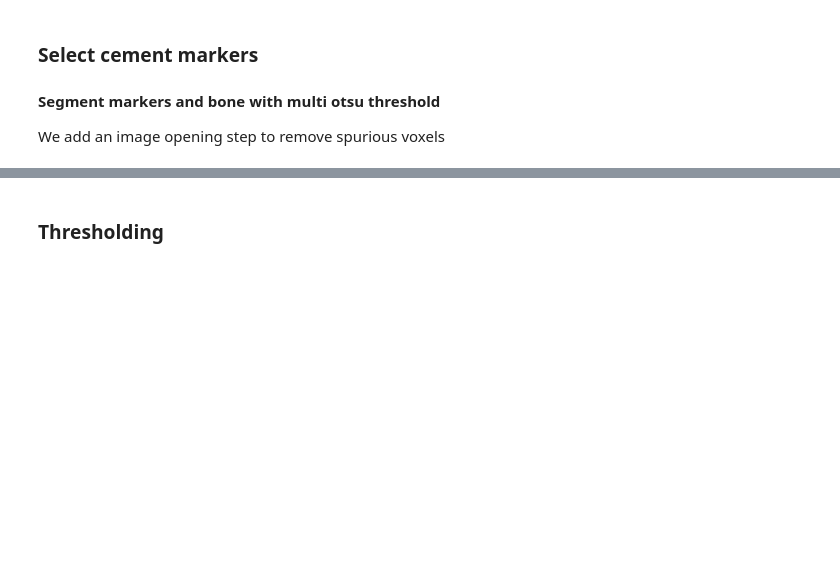
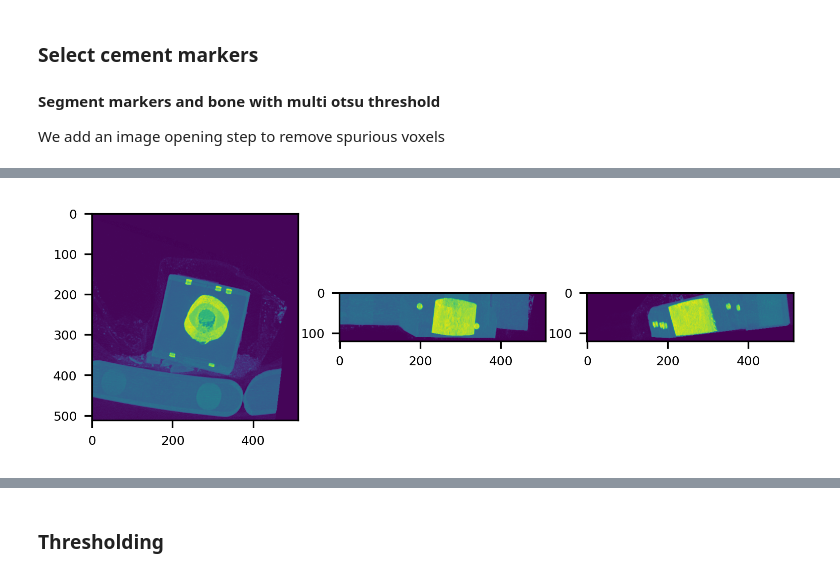
Before and after one commit to gianthk/pyfabric, a Jupyter notebook: notebooks/pyfabric_ex02_prox_femur_multires.ipynb, the cells around one changed output, grey strips where cells are left out. Cells and saved outputs as stored; diff of their text form; code cells hidden in the pictures; blank space fills up the shorter version.

```diff
--- a/notebooks/pyfabric_ex02_prox_femur_multires.ipynb
+++ b/notebooks/pyfabric_ex02_prox_femur_multires.ipynb
@@ -153,0 +264,22 @@ dist_df
+# %%
+dimension = 3
+affine = sitk.AffineTransform(dimension)
+# %%
+def resample(image, transform):
+    # Output image Origin, Spacing, Size, Direction are taken from the reference
+    # image in this call to Resample
+    reference_image = image
+    interpolator = sitk.sitkCosineWindowedSinc
+    default_value = 100.0
+    return sitk.Resample(image, reference_image, transform,
+                         interpolator, default_value)
+# %%
+def affine_trans(transform, tmatrix):
+    new_transform = sitk.AffineTransform(transform)
+    matrix = np.array(transform.GetMatrix()).reshape((dimension,dimension))
+    print(matrix)
+    matrix = tmatrix
+    print(matrix)
+    new_transform.SetMatrix(matrix.ravel())
+    resampled = resample(img, new_transform)
+    return resampled
@@ -154,3 +299,7 @@ dist_df
+# %%
+ru.plot_projections(sitk.GetArrayFromImage(img_trans))
+# %% [output]
+[figure, added]
 # %%
 import itk
 from itkwidgets import view
```
Also changed, not shown: parts of 57 cells of this notebook.
